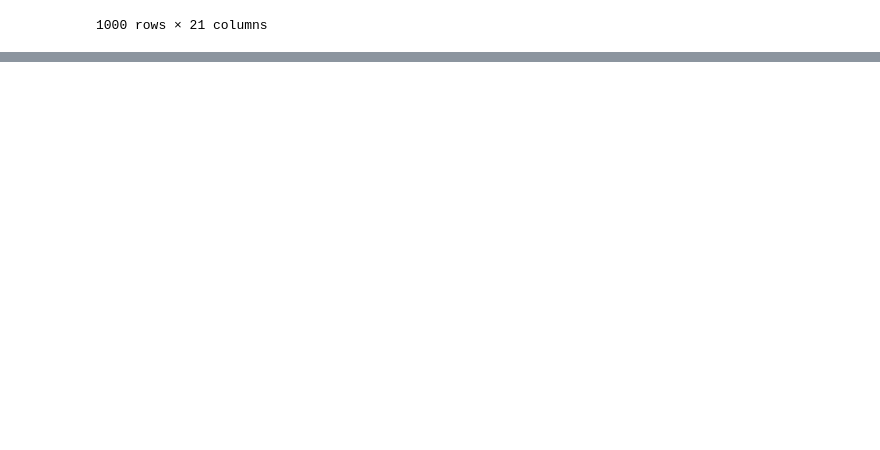
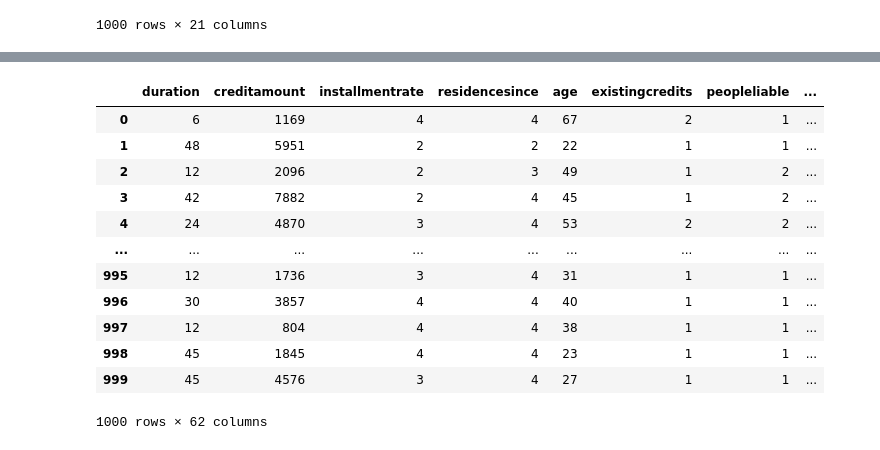
Before and after one commit to adelgado24/IA, a Jupyter notebook: primera_practica/TP_Aprendizaje_Supervisado.ipynb, the cells around one changed output, grey strips where cells are left out. Drawn from its saved outputs; the diff is of its cells as text; code cells hidden in the pictures; blank space fills up the shorter version.

```diff
--- a/primera_practica/TP_Aprendizaje_Supervisado.ipynb
+++ b/primera_practica/TP_Aprendizaje_Supervisado.ipynb
@@ -521,0 +524,2 @@ plt.show()
+# %%
+df_dummies = pd.get_dummies(df_reemplazado)
@@ -521,0 +548,17 @@ plt.show()
+# %%
+#ValueError: could not convert string to float: '< 0 DM'
+df_dummies
+# %% [output]
+|  | duration | creditamount | installmentrate | residencesince | age | existingcredits | peopleliable | ... |
+| 0 | 6 | 1169 | 4 | 4 | 67 | 2 | 1 | ... |
+| 1 | 48 | 5951 | 2 | 2 | 22 | 1 | 1 | ... |
+| 2 | 12 | 2096 | 2 | 3 | 49 | 1 | 2 | ... |
+| 3 | 42 | 7882 | 2 | 4 | 45 | 1 | 2 | ... |
+| 4 | 24 | 4870 | 3 | 4 | 53 | 2 | 2 | ... |
+| ... | ... | ... | ... | ... | ... | ... | ... | ... |
+| 995 | 12 | 1736 | 3 | 4 | 31 | 1 | 1 | ... |
+| 996 | 30 | 3857 | 4 | 4 | 40 | 1 | 1 | ... |
+| 997 | 12 | 804 | 4 | 4 | 38 | 1 | 1 | ... |
+| 998 | 45 | 1845 | 4 | 4 | 23 | 1 | 1 | ... |
+| 999 | 45 | 4576 | 3 | 4 | 27 | 1 | 1 | ... |
+1000 rows × 62 columns
```
Also changed, not shown: parts of 8 cells of this notebook.
